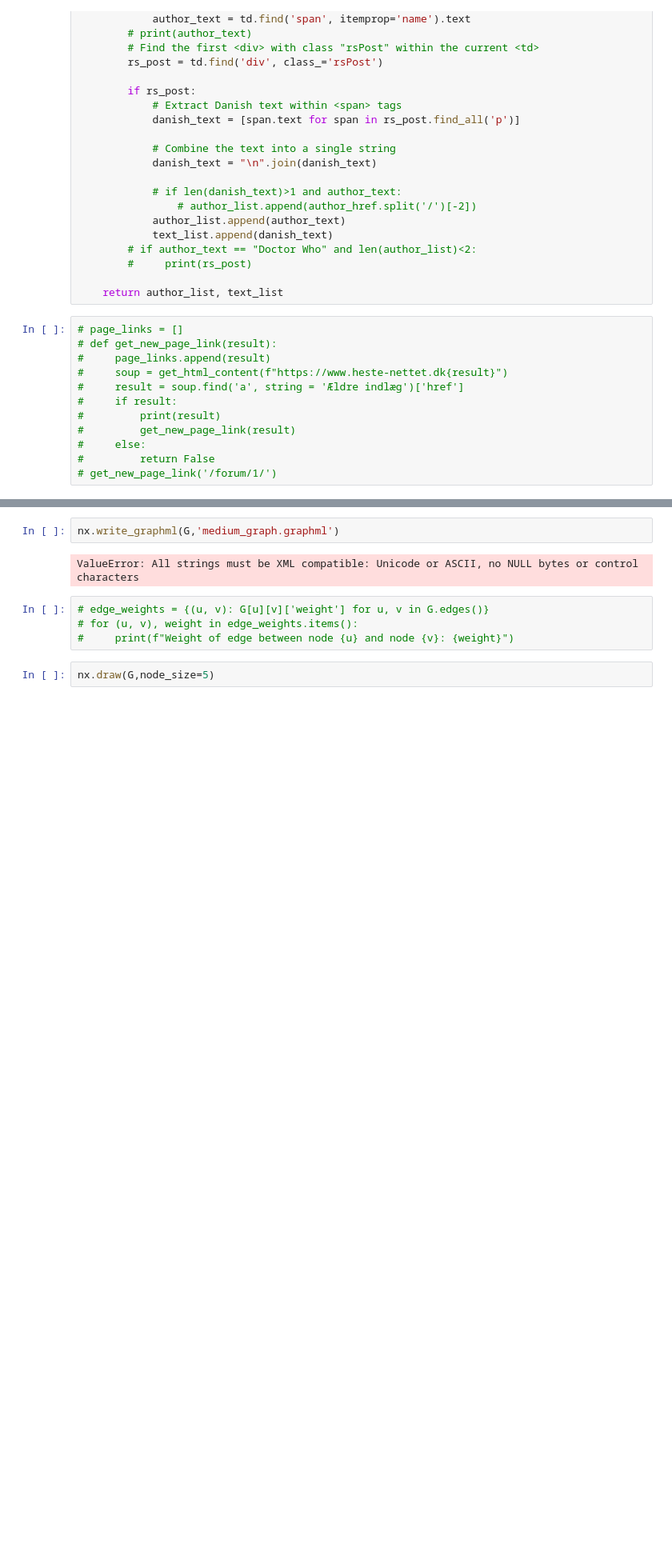
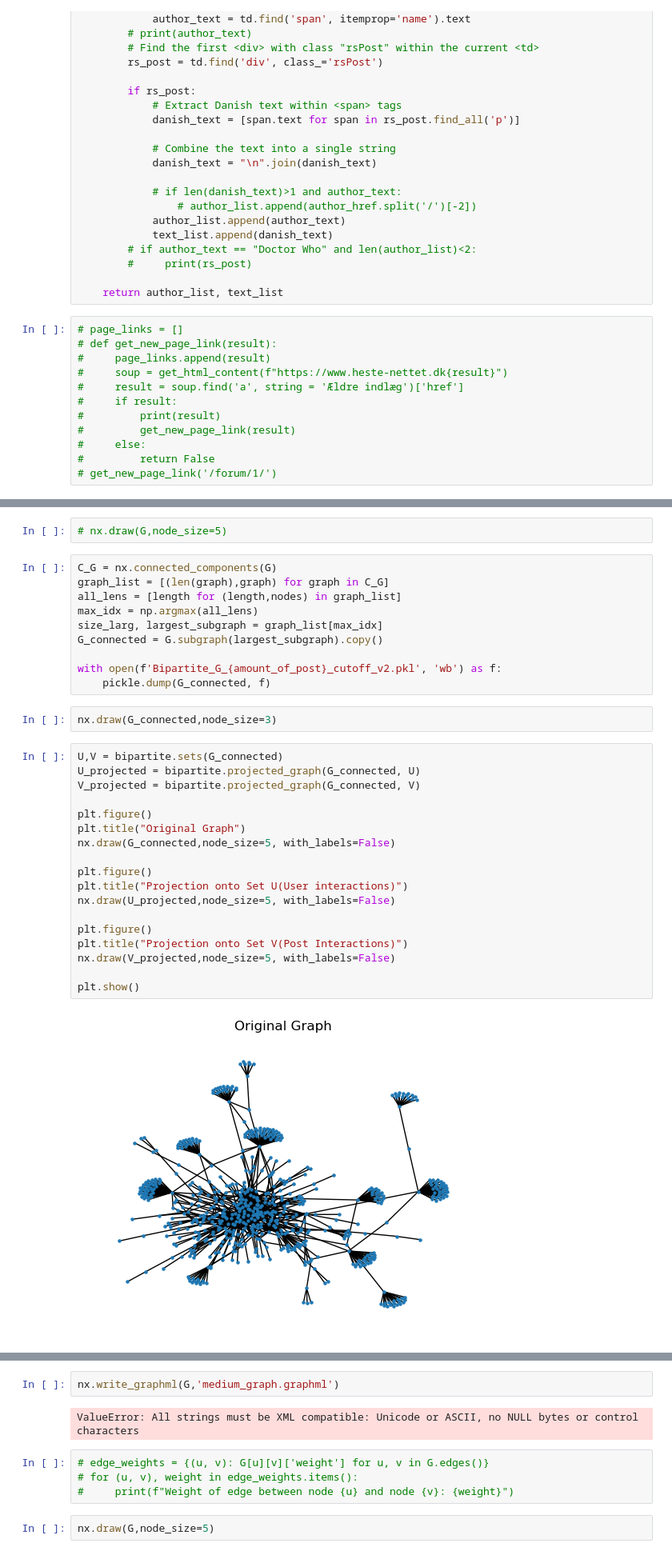
Before and after one commit to eskehaack/SGI_exam_project, a Jupyter notebook: scraper/sandbox.ipynb, the cells around one changed output, grey strips where cells are left out. Shown at 80% size. Cells and saved outputs as stored; diff of their text form; blank space fills up the shorter version.

```diff
--- a/scraper/sandbox.ipynb
+++ b/scraper/sandbox.ipynb
@@ -151,0 +223,34 @@ for href in tqdm(href_list):
+# %%
+# nx.draw(G,node_size=5)
+# %%
+C_G = nx.connected_components(G)
+graph_list = [(len(graph),graph) for graph in C_G]
+all_lens = [length for (length,nodes) in graph_list]
+max_idx = np.argmax(all_lens)
+size_larg, largest_subgraph = graph_list[max_idx]
+G_connected = G.subgraph(largest_subgraph).copy()
+
+with open(f'Bipartite_G_{amount_of_post}_cutoff_v2.pkl', 'wb') as f:
+    pickle.dump(G_connected, f)
+# %%
+nx.draw(G_connected,node_size=3)
+# %%
+U,V = bipartite.sets(G_connected)
+U_projected = bipartite.projected_graph(G_connected, U)
+V_projected = bipartite.projected_graph(G_connected, V)
+
+plt.figure()
+plt.title("Original Graph")
+nx.draw(G_connected,node_size=5, with_labels=False)
+
+plt.figure()
+plt.title("Projection onto Set U(User interactions)")
+nx.draw(U_projected,node_size=5, with_labels=False)
+
+plt.figure()
+plt.title("Projection onto Set V(Post Interactions)")
+nx.draw(V_projected,node_size=5, with_labels=False)
+
+plt.show()
+# %% [output]
+[figure, added]
```
Also changed, not shown: parts of 19 cells of this notebook, 1 other file.
